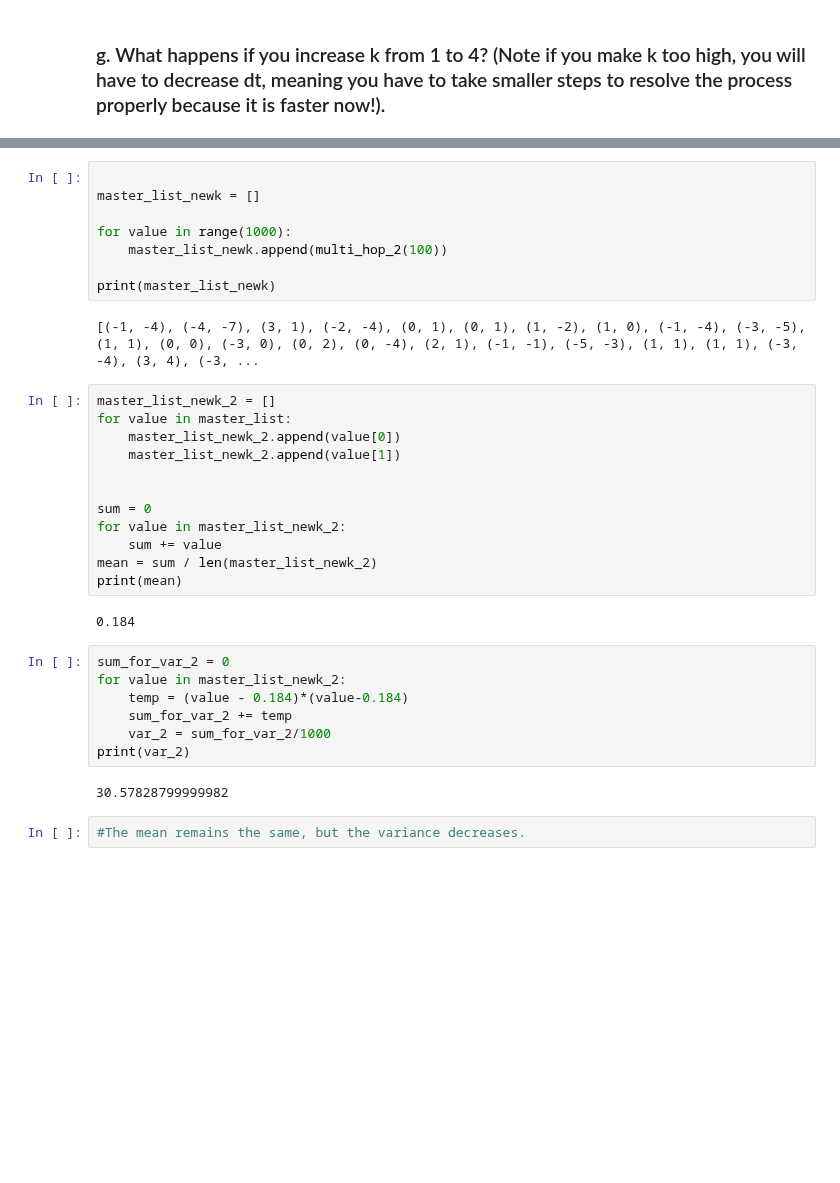
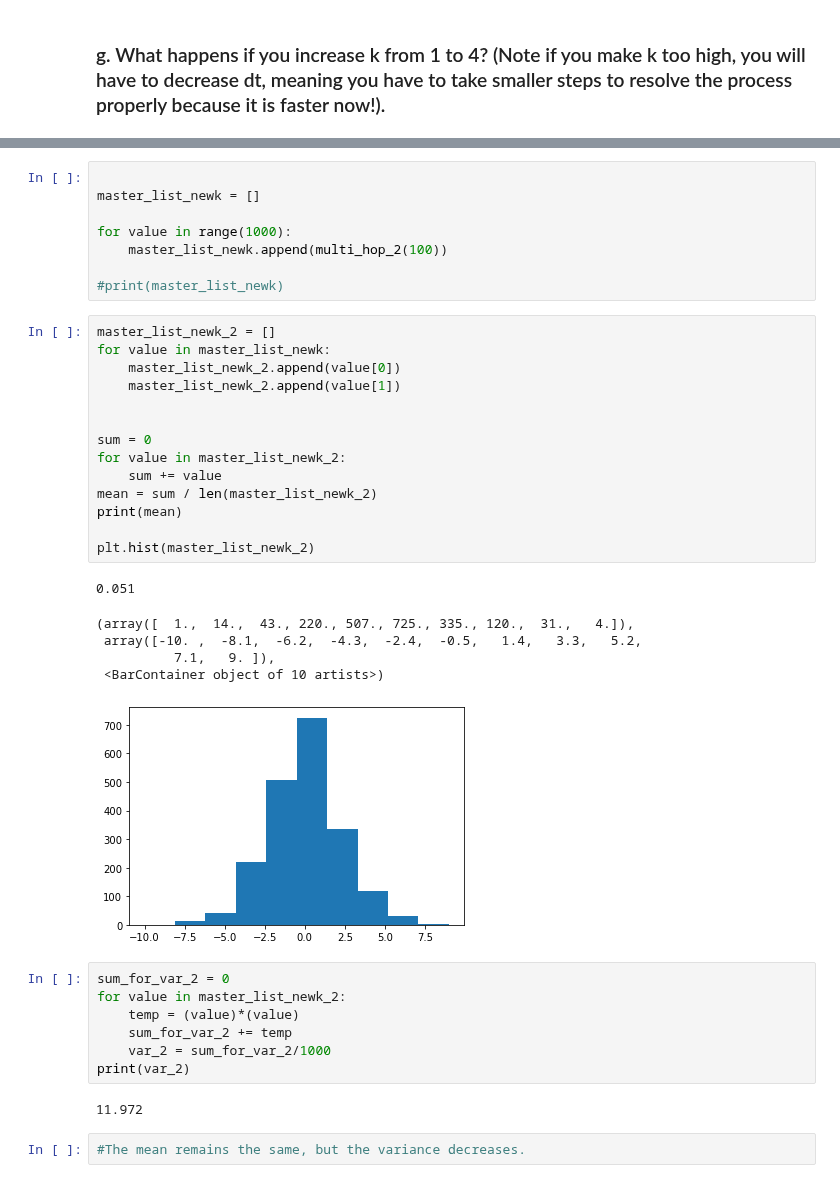
Before and after one commit to chende35/qbb2020-answers, a Jupyter notebook: weeks2/Random_Walks.ipynb, the cells around one changed output, grey strips where cells are left out. Saved outputs shown, nothing was run; the diff lists cells and outputs as text; blank space fills up the shorter version.

```diff
--- a/weeks2/Random_Walks.ipynb
+++ b/weeks2/Random_Walks.ipynb
@@ -222,32 +222,37 @@ master_list_newk = []
 for value in range(1000):
     master_list_newk.append(multi_hop_2(100))
 
-print(master_list_newk)
+#print(master_list_newk)
-# %% [output]
-[(-1, -4), (-4, -7), (3, 1), (-2, -4), (0, 1), (0, 1), (1, -2), (1, 0), (-1, -4), (-3, -5), (1, 1), (0, 0), (-3, 0), (0, 2), (0, -4), (2, 1), (-1, -1), (-5, -3), (1, 1), (1, 1), (-3, -4), (3, 4), (-3, ...
 # %%
 master_list_newk_2 = []
-for value in master_list:
+for value in master_list_newk:
     master_list_newk_2.append(value[0])
     master_list_newk_2.append(value[1])
 
 
 sum = 0
 for value in master_list_newk_2:
     sum += value
 mean = sum / len(master_list_newk_2)
 print(mean)
+
+plt.hist(master_list_newk_2)
 # %% [output]
-0.184
+0.051
+(array([  1.,  14.,  43., 220., 507., 725., 335., 120.,  31.,   4.]),
+ array([-10. ,  -8.1,  -6.2,  -4.3,  -2.4,  -0.5,   1.4,   3.3,   5.2,
+          7.1,   9. ]),
+ <BarContainer object of 10 artists>)
+[figure, added]
 # %%
 sum_for_var_2 = 0
 for value in master_list_newk_2:
-    temp = (value - 0.184)*(value-0.184)
+    temp = (value)*(value)
     sum_for_var_2 += temp
     var_2 = sum_for_var_2/1000
 print(var_2)
 # %% [output]
-30.57828799999982
+11.972
 # %%
 #The mean remains the same, but the variance decreases.
 # %% [markdown]
```
Also changed, not shown: parts of 24 cells of this notebook.
